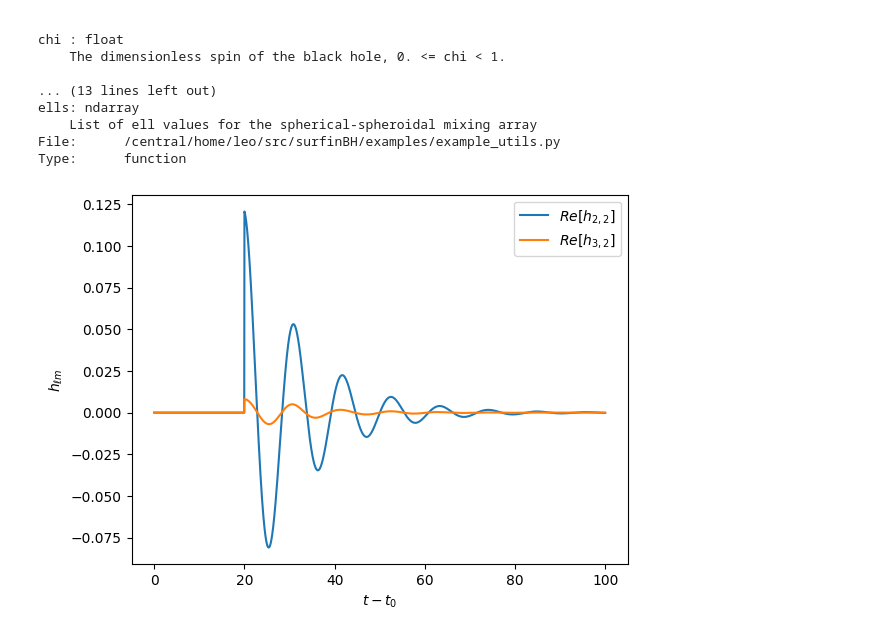
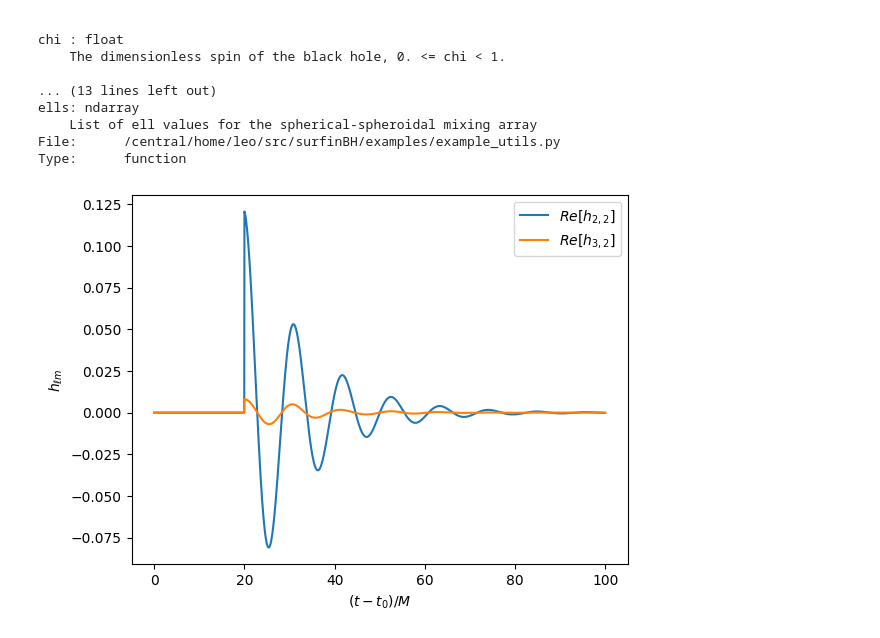
Before and after one commit to vijayvarma392/surfinBH, a Jupyter notebook: examples/example_3dq8_RD.ipynb, the cells around one changed output. Saved outputs shown, nothing was run; the diff lists cells and outputs as text; code cells hidden in the pictures.

```diff
--- a/examples/example_3dq8_RD.ipynb
+++ b/examples/example_3dq8_RD.ipynb
@@ -129,11 +129,19 @@ for (ell_prime, m_prime, n, sign), A in QNM_dict.items():
+# %%
+q = 4.3             # Mass ratio q>=1
+chiA = [0,0,0.6]    # Spin of larger BH (z-direction only)
+chiB = [0,0,-0.7]   # Spin of smaller BH (z-direction only)
+
+# All times in units of initial M
+t = np.arange(0., 100., 0.05)
+
+h = sur_h_ringdown(q, chiA, chiB, t)
 # %%
 # Spherical (3,2) mode contains contributions from (3,2,0,1) QNM and mixing from (2,2,0,1) QNM
 plt.plot(t, h[(2,2)].real, label='$Re[h_{2,2}]$')
 plt.plot(t, h[(3,2)].real, label='$Re[h_{3,2}]$')
-plt.xlabel('$t-t_0$')
+plt.xlabel('$(t-t_0)/M$')
 plt.ylabel('$h_{\\ell m}$')
 plt.legend()
 plt.show()
-Notebook
 # %% [output]
-[figure, old version]
+[figure, new version]
```
Also changed, not shown: parts of 16 cells of this notebook, 2 other files.
